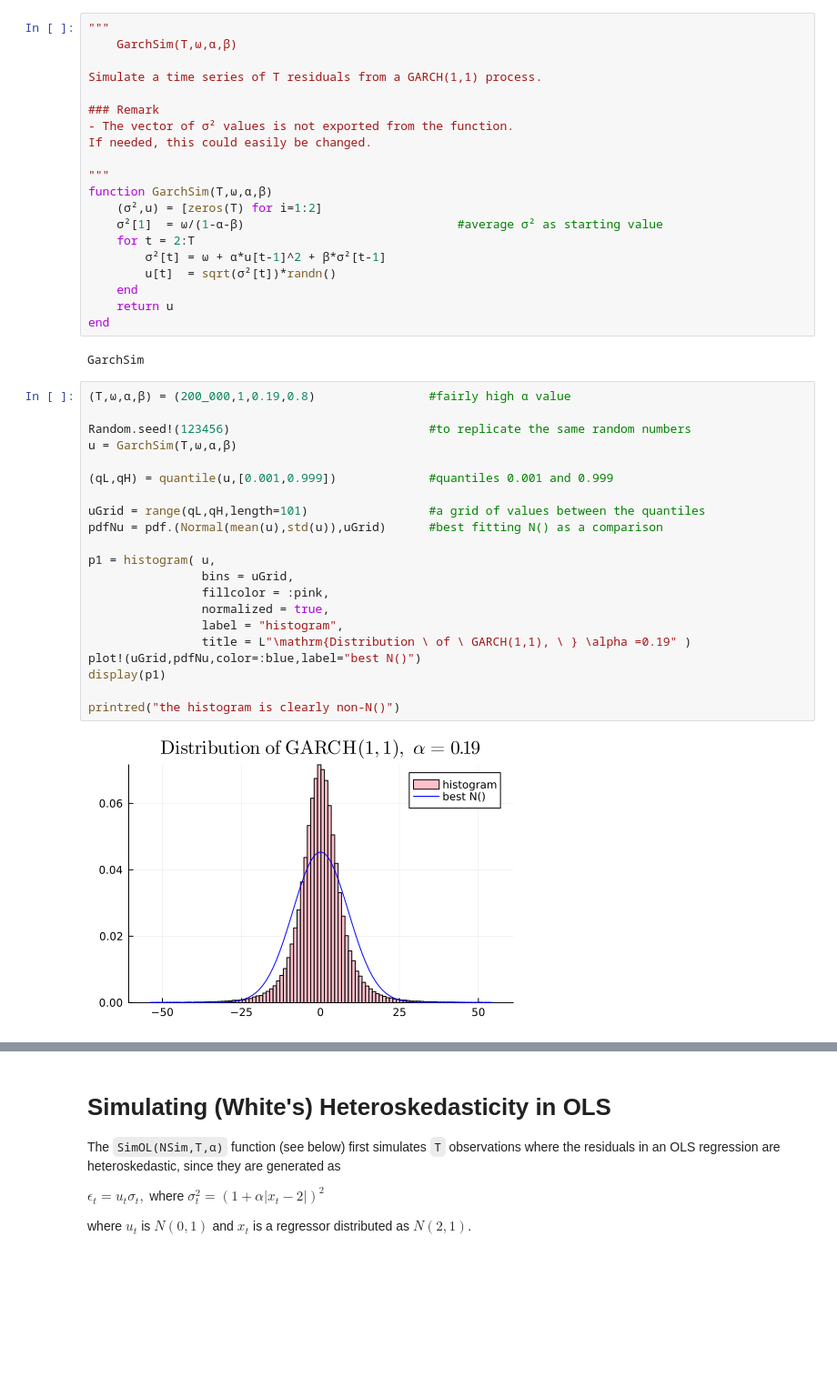
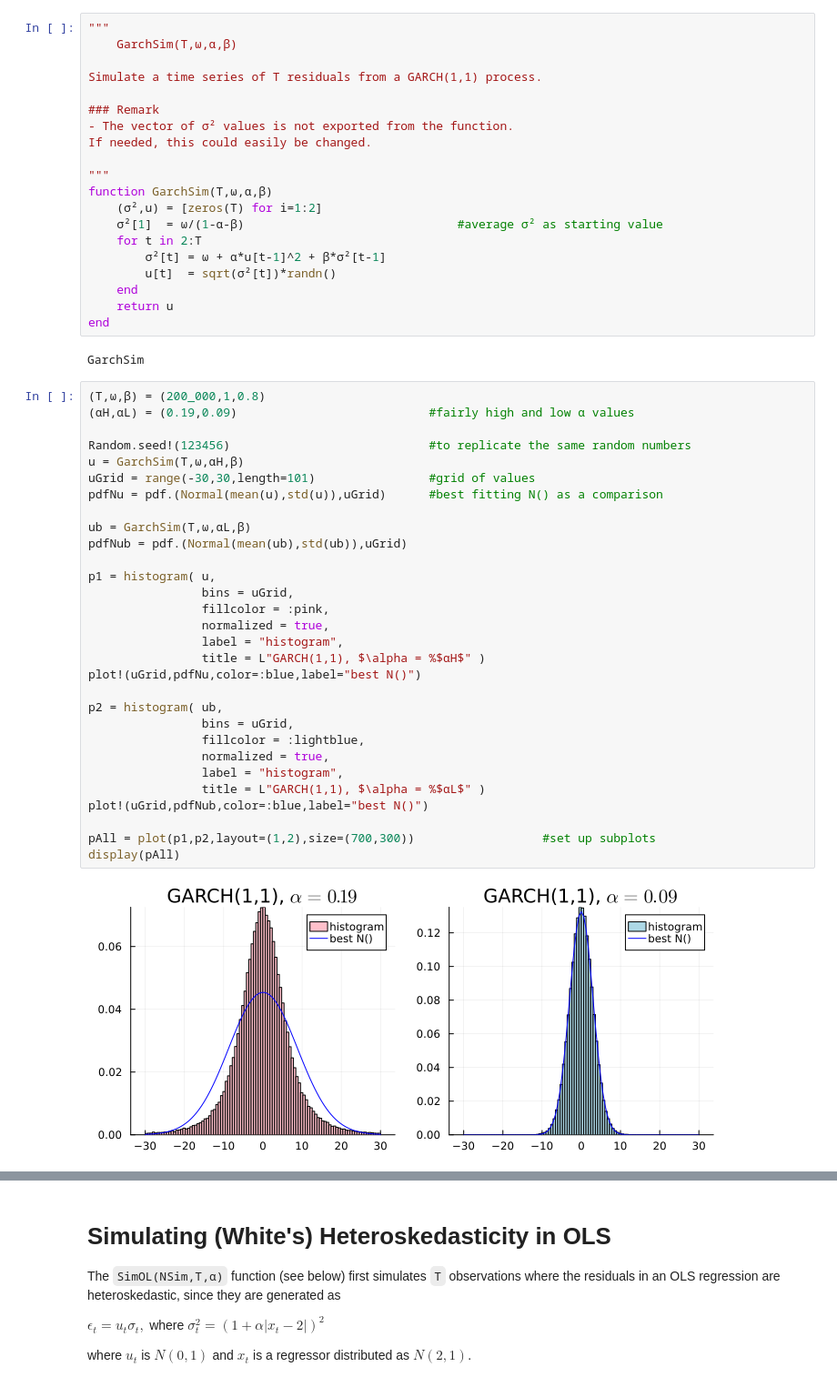
Before and after one commit to PaulSoderlind/ModernFinancialEconometrics, a Jupyter notebook: Ch10a_MonteCarlo.ipynb, the cells around one changed output, grey strips where cells are left out. Shown at 91% size. Drawn from its saved outputs; the diff is of its cells as text; blank space fills up the shorter version.

```diff
--- a/Ch10a_MonteCarlo.ipynb
+++ b/Ch10a_MonteCarlo.ipynb
@@ -42,7 +42,7 @@ If needed, this could easily be changed.
 function GarchSim(T,ω,α,β)
     (σ²,u) = [zeros(T) for i=1:2]
     σ²[1]  = ω/(1-α-β)                              #average σ² as starting value
-    for t = 2:T
+    for t in 2:T
         σ²[t] = ω + α*u[t-1]^2 + β*σ²[t-1]
         u[t]  = sqrt(σ²[t])*randn()
     end
@@ -51,25 +51,34 @@ end
 # %% [output]
 GarchSim
 # %%
-(T,ω,α,β) = (200_000,1,0.19,0.8)                #fairly high α value
+(T,ω,β) = (200_000,1,0.8)
+(αH,αL) = (0.19,0.09)                           #fairly high and low α values
 
 Random.seed!(123456)                            #to replicate the same random numbers
-u = GarchSim(T,ω,α,β)
+u = GarchSim(T,ω,αH,β)
+uGrid = range(-30,30,length=101)                #grid of values
+pdfNu = pdf.(Normal(mean(u),std(u)),uGrid)      #best fitting N() as a comparison
 
-(qL,qH) = quantile(u,[0.001,0.999])             #quantiles 0.001 and 0.999
-
-uGrid = range(qL,qH,length=101)                 #a grid of values between the quantiles
-pdfNu = pdf.(Normal(mean(u),std(u)),uGrid)      #best fitting N() as a comparison
+ub = GarchSim(T,ω,αL,β)
+pdfNub = pdf.(Normal(mean(ub),std(ub)),uGrid)
 
 p1 = histogram( u,
                 bins = uGrid,
                 fillcolor = :pink,
                 normalized = true,
                 label = "histogram",
-                title = L"\mathrm{Distribution \ of \ GARCH(1,1), \ } \alpha =0.19" )
+                title = L"GARCH(1,1), $\alpha = %$αH$" )
 plot!(uGrid,pdfNu,color=:blue,label="best N()")
-display(p1)
 
-printred("the histogram is clearly non-N()")
+p2 = histogram( ub,
+                bins = uGrid,
+                fillcolor = :lightblue,
+                normalized = true,
+                label = "histogram",
+                title = L"GARCH(1,1), $\alpha = %$αL$" )
+plot!(uGrid,pdfNub,color=:blue,label="best N()")
+
+pAll = plot(p1,p2,layout=(1,2),size=(700,300))                  #set up subplots
+display(pAll)
 # %% [output]
-[figure, old version]
+[figure, new version]
```
Also changed, not shown: parts of 5 cells of this notebook, 2 other files.
